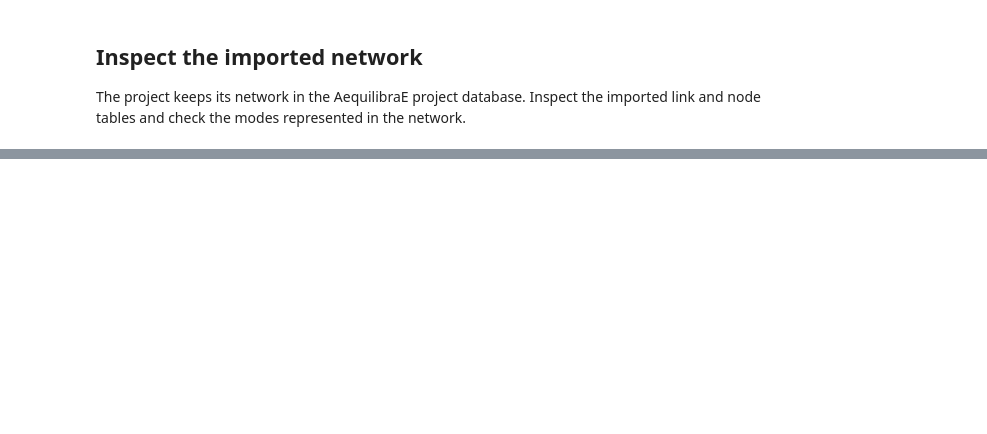
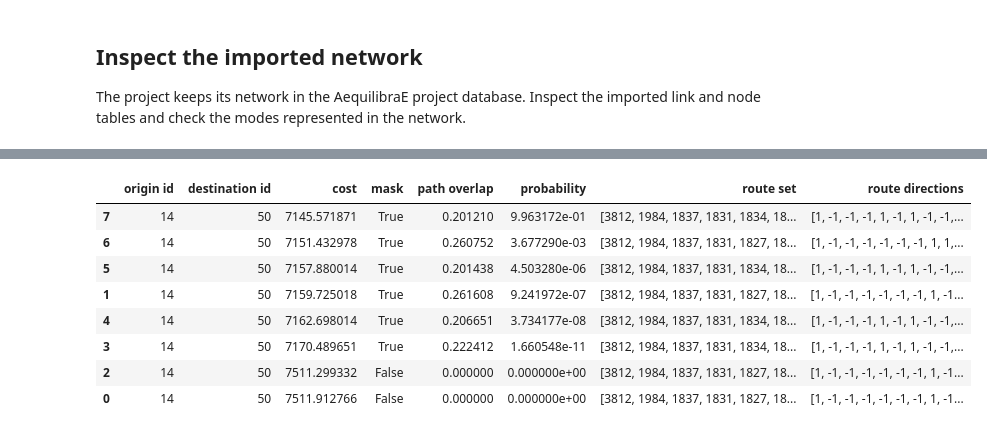
Before and after one commit to AequilibraE/atrf2026, a Jupyter notebook: workshop/mount-isa-osm-example.ipynb, the cells around one changed output, grey strips where cells are left out. Cells and saved outputs as stored; diff of their text form; code cells hidden in the pictures; blank space fills up the shorter version.

```diff
--- a/workshop/mount-isa-osm-example.ipynb
+++ b/workshop/mount-isa-osm-example.ipynb
@@ -94,3 +66,5 @@ else:
 # %% [markdown]
 ## Import the cached data into AequilibraE
   With osmnx_cache, the AequilibraE importer repeats the same polygon query and OSMnx serves it from osmnx_cache. Once the cache has been prepared, this can run without reaching Nominatim or Overpass. With pbf, the importer reads the local file through pyrosm.
+# %%
+project = Project.create(project_path)
@@ -178,2 +223,3 @@ centroid_ids = project.network.zones.insert_from(zones.reset_index())
 # %%
-project.network.zones.add_centroids()
+project.tables.zones.add_centroids()
+project.tables.zones.connect_mode("b")
@@ -193,0 +255,2 @@ from aequilibrae.paths.route_choice import RouteChoice
+# %%
+network = project.road.build_network(modes=["b"])
@@ -194,10 +261,10 @@ from aequilibrae.paths.route_choice import RouteChoice
 # %%
-project.network.build_graphs(modes=["b"])
-graph = project.network.graphs["b"]
-graph.network["utility"] = 0.01 / 1000 * graph.network["distance"]
+network.links["utility"] = 0.01 / 1000 * network.links["distance"]
 
-graph.prepare_graph(np.asarray(centroid_ids))
-graph.set_graph("utility")
-
-rc = RouteChoice(graph)
-rc.set_choice_set_generation(algorithm="bfsle", max_routes=5, max_depth=5)
+graph = network.build_graph(
+    mode="b",
+    cost="distance",
+    compact=True,
+    remove_dead_ends=True,
+    block_centroid_flows=False,
+)
@@ -424,15 +518,18 @@ def inverse_binary_logit(prob, beta0, beta1):
 # %%
-# graph.prepare_graph(np.asarray(centroid_ids))
-# graph.set_graph("distance")
-
 low_cutoff_rc = RouteChoice(graph)
-my_cutoff = 0.0
+my_cutoff = 1.05
 low_cutoff_rc.set_choice_set_generation(
-    algorithm="LP", max_routes=5, max_depth=5, cutoff_prob=my_cutoff
+    algorithm="LP",
+    max_routes=15,
+    max_depth=10,
+    disutility_cutoff_coefficient=my_cutoff,
+    disutility_cutoff_constant=0,
 )
 
 low_cutoff_rc.prepare([(14, 50)])
-low_cutoff_rc.execute(perform_assignment=False)  # route choice sets only
+low_cutoff_rc.execute(perform_assignment=True)
 routes = low_cutoff_rc.get_results()
 
+routes = routes.sort_values(by="probability", ascending=False)
 routes
+# %% [output]
@@ -438,0 +537,9 @@ routes
+|  | origin id | destination id | cost | mask | path overlap | probability | route set | route directions |
+| 7 | 14 | 50 | 7145.571871 | True | 0.201210 | 9.963172e-01 | [3812, 1984, 1837, 1831, 1834, 18... | [1, -1, -1, -1, 1, -1, 1, -1, -1,... |
+| 6 | 14 | 50 | 7151.432978 | True | 0.260752 | 3.677290e-03 | [3812, 1984, 1837, 1831, 1827, 18... | [1, -1, -1, -1, -1, -1, -1, 1, 1,... |
+| 5 | 14 | 50 | 7157.880014 | True | 0.201438 | 4.503280e-06 | [3812, 1984, 1837, 1831, 1834, 18... | [1, -1, -1, -1, 1, -1, 1, -1, -1,... |
+| 1 | 14 | 50 | 7159.725018 | True | 0.261608 | 9.241972e-07 | [3812, 1984, 1837, 1831, 1827, 18... | [1, -1, -1, -1, -1, -1, -1, 1, -1... |
+| 4 | 14 | 50 | 7162.698014 | True | 0.206651 | 3.734177e-08 | [3812, 1984, 1837, 1831, 1834, 18... | [1, -1, -1, -1, 1, -1, 1, -1, -1,... |
+| 3 | 14 | 50 | 7170.489651 | True | 0.222412 | 1.660548e-11 | [3812, 1984, 1837, 1831, 1834, 18... | [1, -1, -1, -1, 1, -1, 1, -1, -1,... |
+| 2 | 14 | 50 | 7511.299332 | False | 0.000000 | 0.000000e+00 | [3812, 1984, 1837, 1831, 1827, 18... | [1, -1, -1, -1, -1, -1, -1, 1, -1... |
+| 0 | 14 | 50 | 7511.912766 | False | 0.000000 | 0.000000e+00 | [3812, 1984, 1837, 1831, 1827, 18... | [1, -1, -1, -1, -1, -1, -1, 1, -1... |
```
Also changed, not shown: parts of 41 cells of this notebook, 1 other file.
